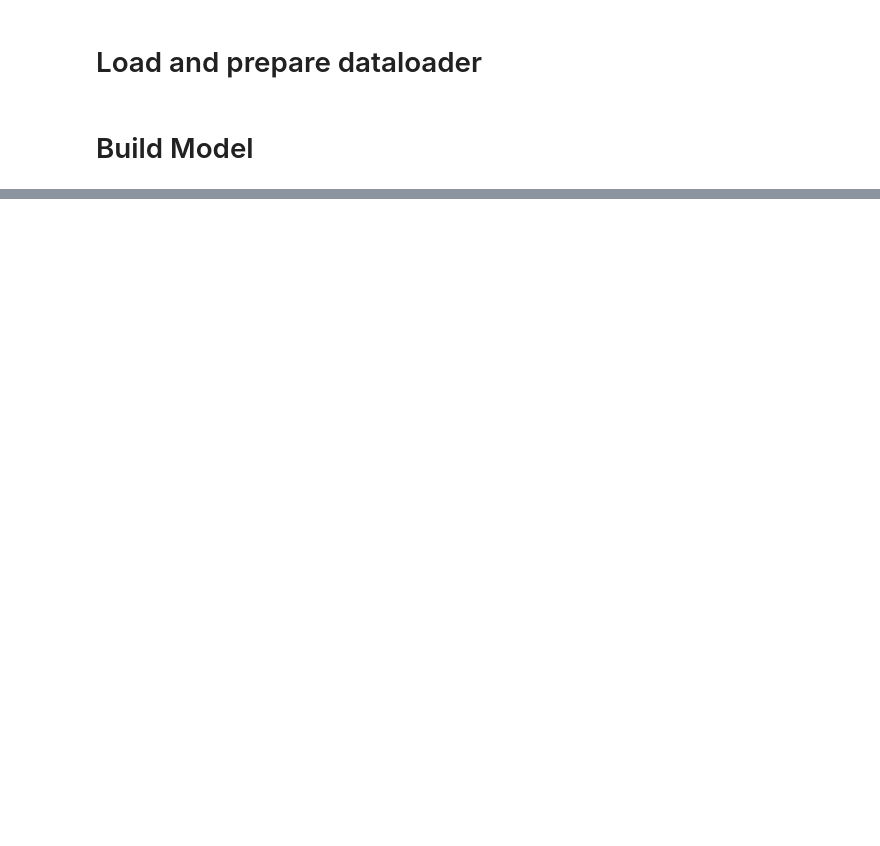
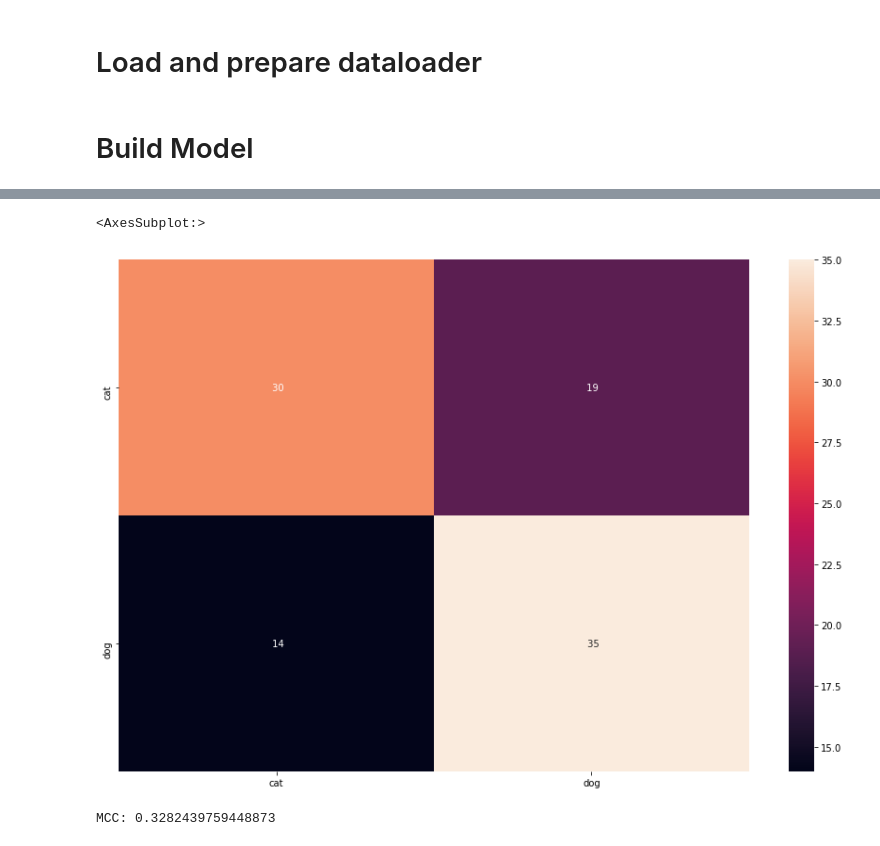
Before and after one commit to edwin-19/Sound-Classifier, a Jupyter notebook: CRNN Train.ipynb, the cells around one changed output, grey strips where cells are left out. Cells and saved outputs as stored; diff of their text form; code cells hidden in the pictures; blank space fills up the shorter version.

```diff
--- a/CRNN Train.ipynb
+++ b/CRNN Train.ipynb
@@ -156,0 +190,6 @@ Mult-Adds             220.76528M
+# %%
+trainer = pl.Trainer(
+    gpus=1, max_epochs=epochs,
+    progress_bar_refresh_rate=20,
+#     callbacks=[early_stopping]
+)
@@ -156,0 +199,2 @@ Mult-Adds             220.76528M
+# %%
+trainer.fit(model, wavdata_module)
@@ -156,0 +247,12 @@ Mult-Adds             220.76528M
+# %%
+y_true = []
+y_pred = []
+
+for data, label in wavdata_module.val_dataloader():
+    logits = model(data.to('cuda'))
+    preds = F.softmax(logits, dim=-1)
+    y_pred.append(preds.detach().cpu().numpy().argmax(axis=1))
+    y_true.append(label.numpy())
+# %%
+y_true = np.concatenate(y_true)
+y_pred = np.concatenate(y_pred)
@@ -156,0 +270,10 @@ Mult-Adds             220.76528M
+# %%
+plt.figure(figsize=(15, 10))
+sns.heatmap(confusion_matrix(y_true, y_pred), fmt='3', annot=True, xticklabels=['cat', 'dog'], yticklabels=['cat', 'dog'])
+# %% [output]
+<AxesSubplot:>
+[figure, added]
+# %%
+print('MCC: {}'.format(matthews_corrcoef(y_true, y_pred)))
+# %% [output]
+MCC: 0.3282439759448873
```
Also changed, not shown: parts of 14 cells of this notebook, 2 other files.
